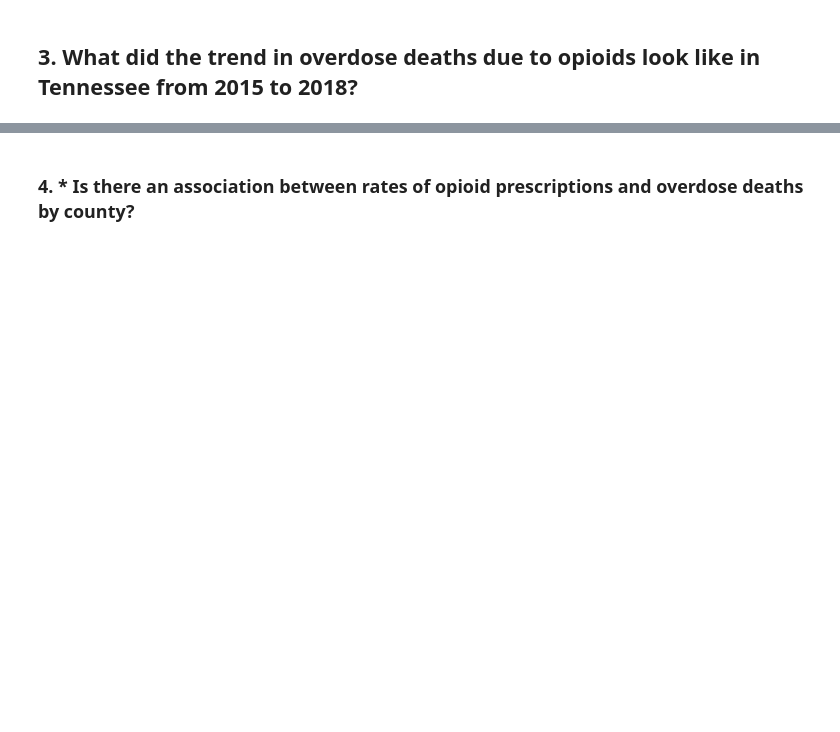
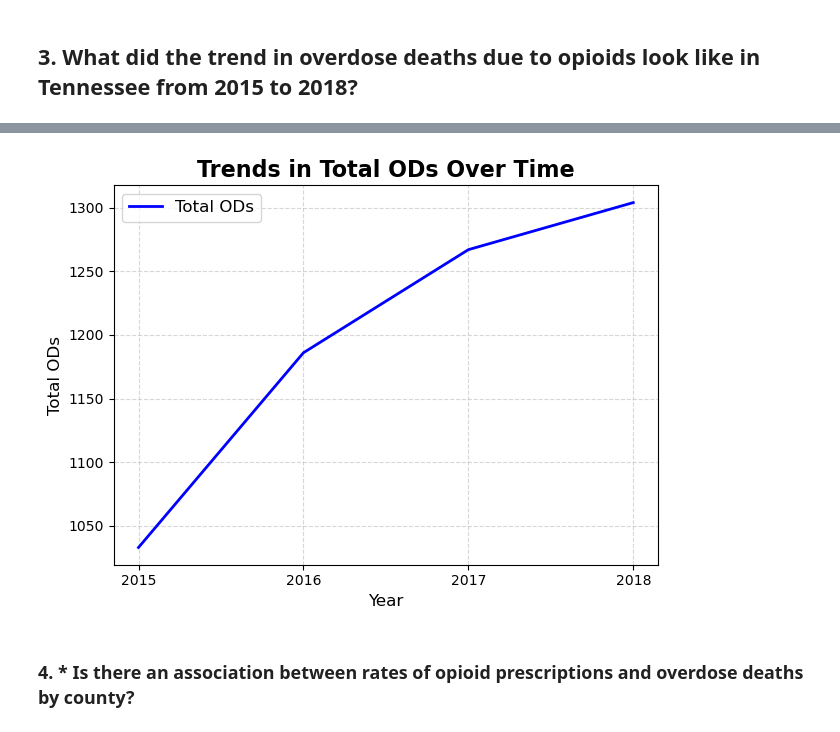
Before and after one commit to NSS-Data-Analytics-Cohort-13/prescribers-python-project-team_scrooged, a Jupyter notebook: notebooks/prescribers.ipynb, the cells around one changed output, grey strips where cells are left out. Drawn from its saved outputs; the diff is of its cells as text; code cells hidden in the pictures; blank space fills up the shorter version.

```diff
--- a/notebooks/prescribers.ipynb
+++ b/notebooks/prescribers.ipynb
@@ -174,2 +344,24 @@ print(people)
+# %%
+odtrend = question_3.sort_values(by='year')
+
+
+plt.plot(question_3['year'], question_3['total_ods'], marker='', linestyle='-', color='blue', linewidth=2, label='Total ODs')
+
+plt.xlabel('Year', fontsize=12)
+plt.ylabel('Total ODs', fontsize=12)
+plt.title('Trends in Total ODs Over Time', fontsize=16, fontweight='bold')
+
+plt.grid(True, linestyle='--', alpha=0.5)
+
+plt.xticks(question_3['year'], fontsize=10)
+plt.yticks(fontsize=10)
+
+plt.legend(fontsize=12)
+
+plt.tight_layout()
+
+plt.show()
+# %% [output]
+[figure, added]
 # %% [markdown]
 ### 4. * Is there an association between rates of opioid prescriptions and overdose deaths by county?
```
Also changed, not shown: parts of 31 cells of this notebook.
